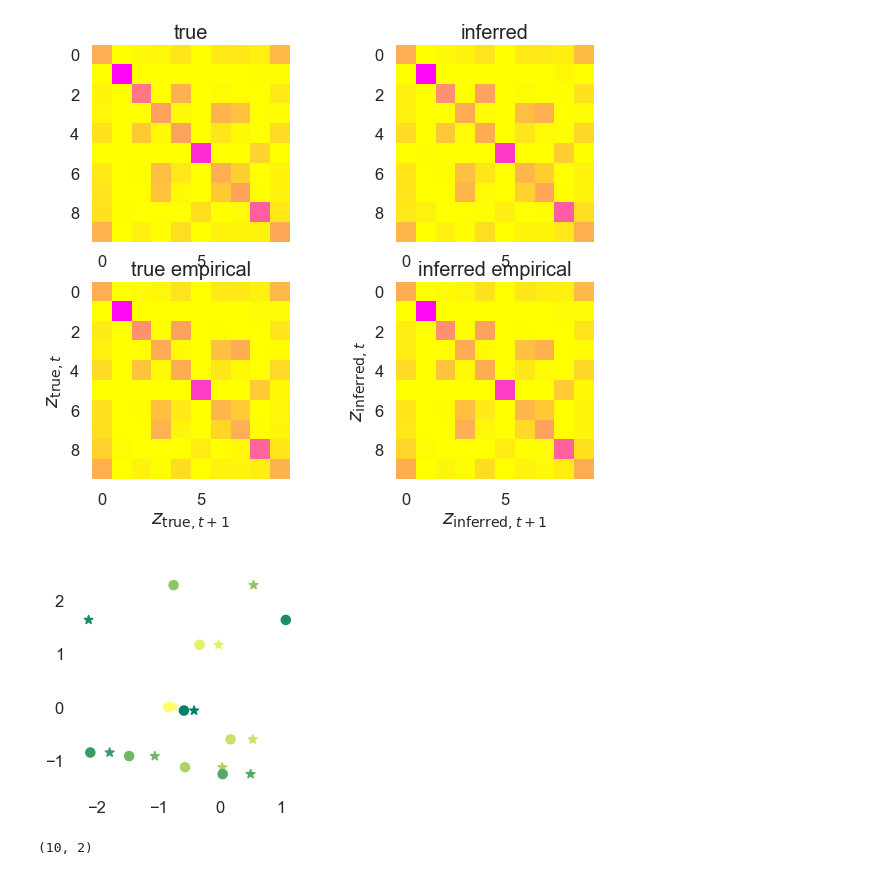
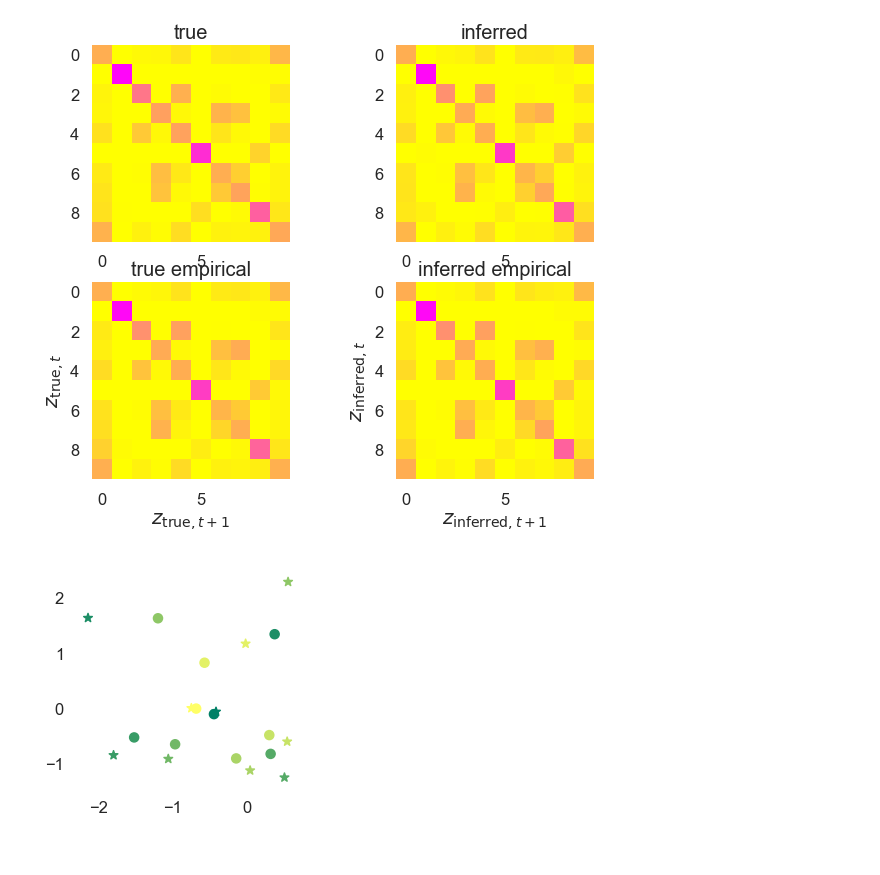
Before and after one commit to deng-xinyi/ssm, a Jupyter notebook: notebooks/Distance-dependent State Transition Demo.ipynb, the cells around one changed output. Cells and saved outputs as stored; diff of their text form; code cells hidden in the pictures.

```diff
--- a/notebooks/Distance-dependent State Transition Demo.ipynb
+++ b/notebooks/Distance-dependent State Transition Demo.ipynb
@@ -330,30 +330,26 @@ for spine in plt.gca().spines.values():
 # %%
 ####   ##########################   #####
 ### align inferred 2D latent space with true 2D latent space
 ### orthogonal transformation
 
 def orthogonal_transformation(A, B):
     # A: input matrix
     # B: target matrix
     A_mu = A - A.mean(axis=0)
     B_mu = B - B.mean(axis=0)
     R, s = orthogonal_procrustes(A_mu, B_mu)
     scale = s / np.square(norm(A_mu))
     A2 = scale * np.dot(A_mu, R) + B.mean(axis=0)
 
     return A2
 
 ell_transform = orthogonal_transformation(hmm.transitions.ell, true_hmm.transitions.ell)
 
 ### plot
 plt.figure(figsize=(4, 4))
 plt.scatter(true_hmm.transitions.ell[:,0], true_hmm.transitions.ell[:,1], c=range(K), cmap="summer", marker="*")
-plt.scatter(hmm.transitions.ell[:,0], true_hmm.transitions.ell[:,1], c=range(K), cmap="summer", marker="o")
+plt.scatter(ell_transform[:,0], ell_transform[:,1], c=range(K), cmap="summer", marker="o")
 for spine in plt.gca().spines.values():
     spine.set_visible(False)
 # %% [output]
-[figure, old version]
+[figure, new version]
-# %%
-R.shape
-# %% [output]
-(10, 2)
```
Also changed, not shown: parts of 1 cell of this notebook.
